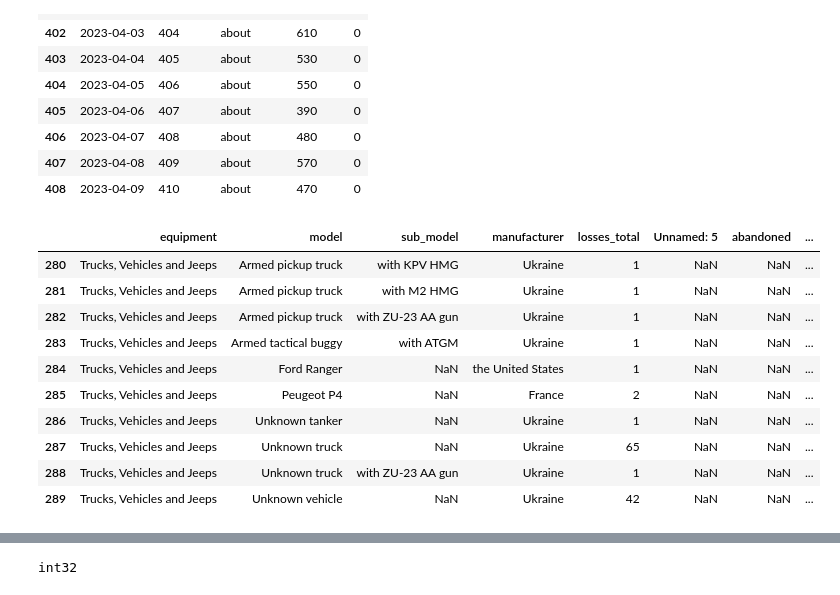
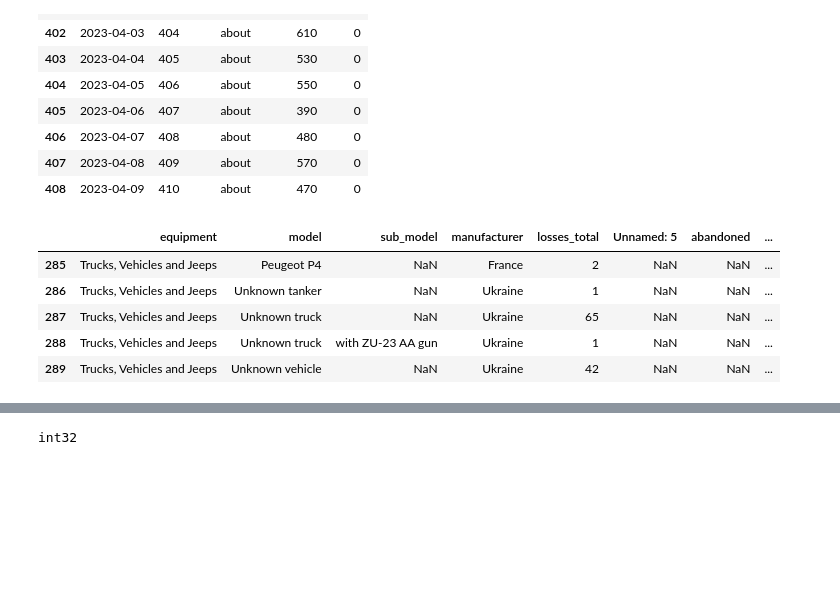
Before and after one commit to B3n-Coyne/B3n-Coyne.github.io, a Jupyter notebook: FinalTutorial.ipynb, the cells around one changed output, grey strips where cells are left out. Cells and saved outputs as stored; diff of their text form; code cells hidden in the pictures; blank space fills up the shorter version.

```diff
--- a/FinalTutorial.ipynb
+++ b/FinalTutorial.ipynb
@@ -71,15 +73,10 @@ df_RU_personnel.tail(10)
 # %%
 # total breakdown of visually confirmed Ukrainian losses (have image of destruction) during war
 # https://www.kaggle.com/datasets/5481b37f75c2bc8587e527d6e4d6fd7a81ac46e329e1946c8f85210cbe662eb5  (info about categories and datasource)
 df_UA_total = pd.read_csv("data/losses_ukraine.csv")
-df_UA_total.tail(10)
+df_UA_total.tail(5)
 # %% [output]
 |  | equipment | model | sub_model | manufacturer | losses_total | Unnamed: 5 | abandoned | ... |
-| 280 | Trucks, Vehicles and Jeeps | Armed pickup truck | with KPV HMG | Ukraine | 1 | NaN | NaN | ... |
-| 281 | Trucks, Vehicles and Jeeps | Armed pickup truck | with M2 HMG | Ukraine | 1 | NaN | NaN | ... |
-| 282 | Trucks, Vehicles and Jeeps | Armed pickup truck | with ZU-23 AA gun | Ukraine | 1 | NaN | NaN | ... |
-| 283 | Trucks, Vehicles and Jeeps | Armed tactical buggy | with ATGM | Ukraine | 1 | NaN | NaN | ... |
-| 284 | Trucks, Vehicles and Jeeps | Ford Ranger | NaN | the United States | 1 | NaN | NaN | ... |
 | 285 | Trucks, Vehicles and Jeeps | Peugeot P4 | NaN | France | 2 | NaN | NaN | ... |
 | 286 | Trucks, Vehicles and Jeeps | Unknown tanker | NaN | Ukraine | 1 | NaN | NaN | ... |
 | 287 | Trucks, Vehicles and Jeeps | Unknown truck | NaN | Ukraine | 65 | NaN | NaN | ... |
```
Also changed, not shown: parts of 5 cells of this notebook.
